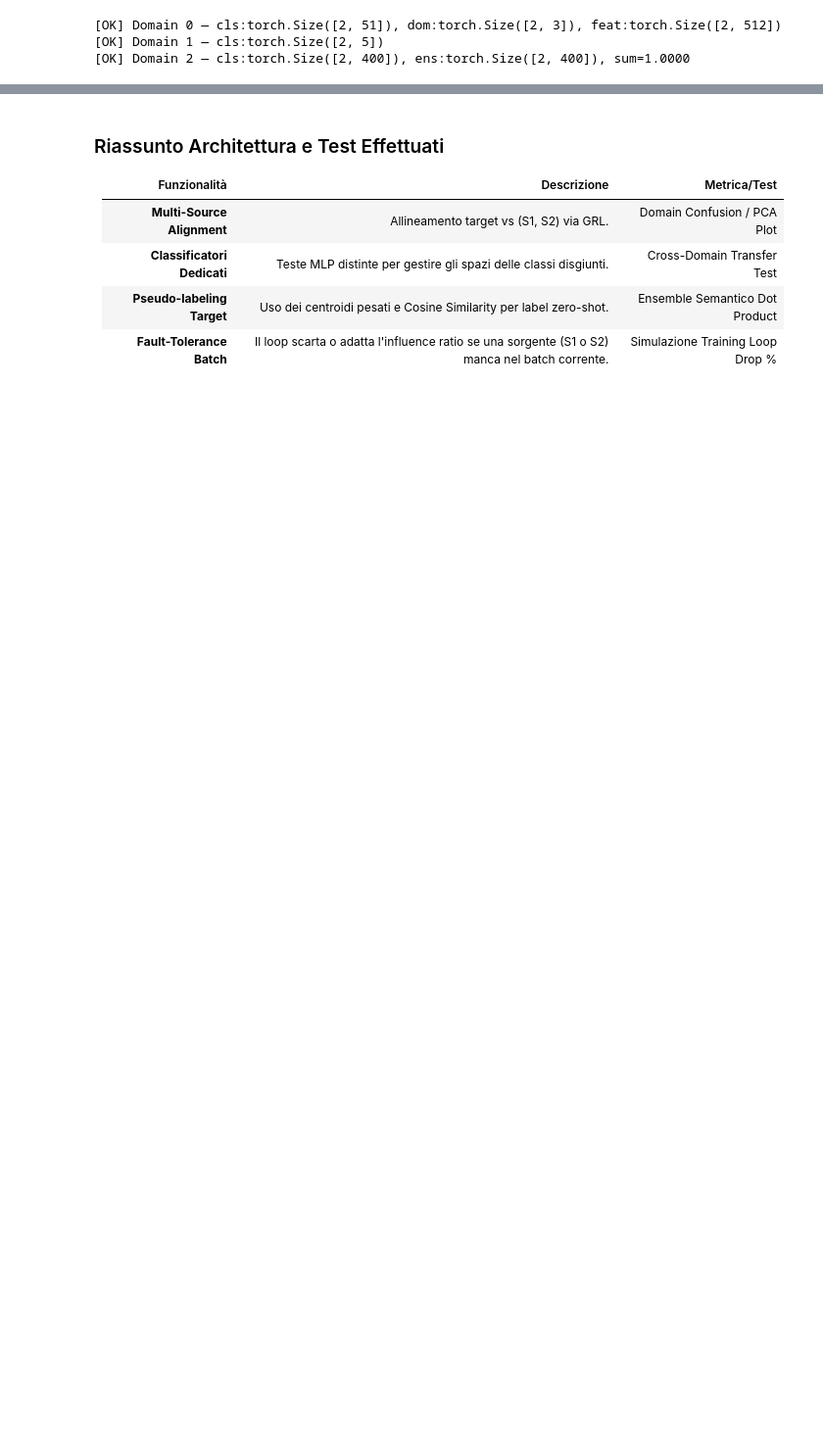
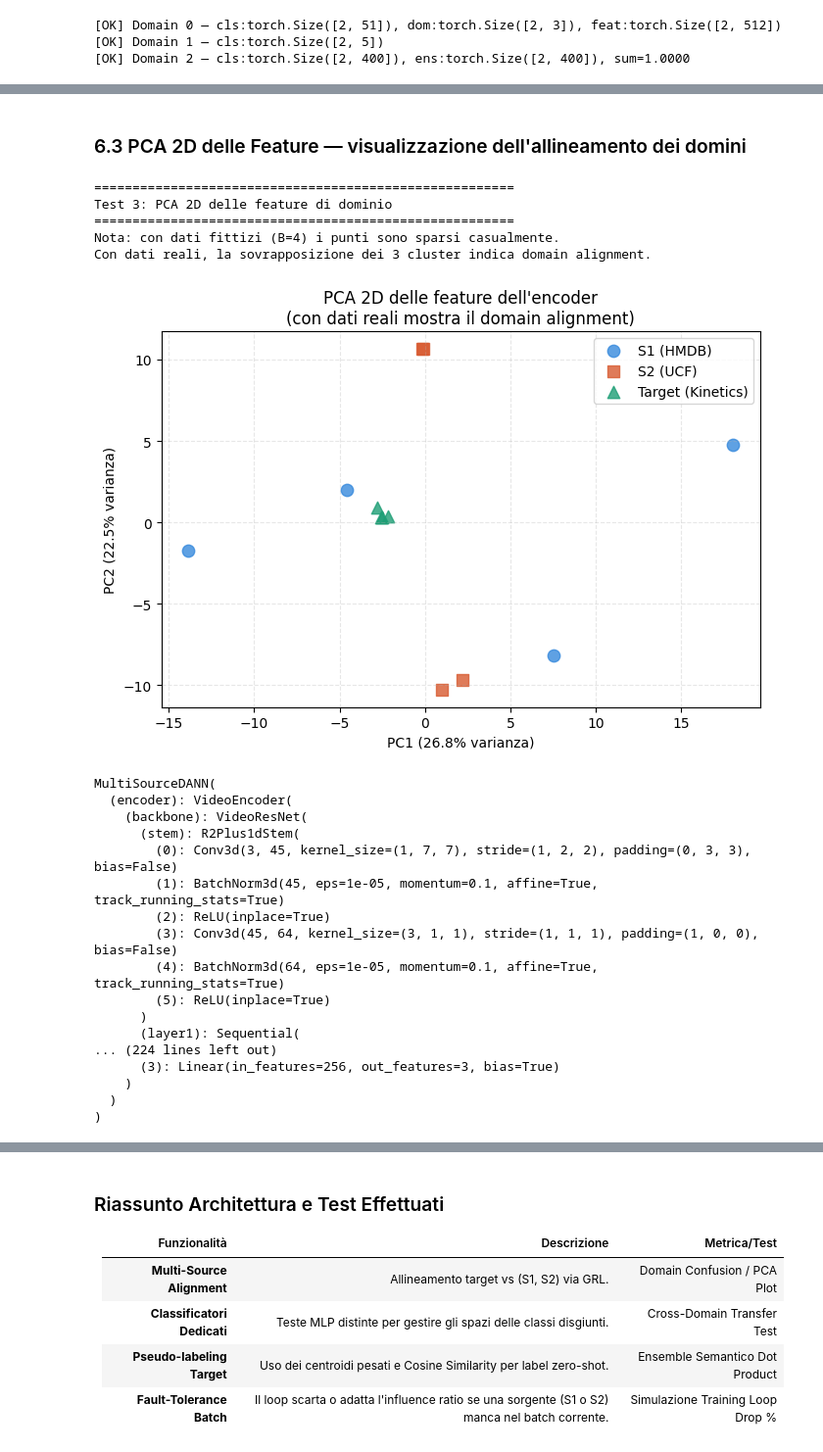
Before and after one commit to MaccarroneAlessia/DomainAdaptation-Track9-DataLost, a Jupyter notebook: experiments/notebooks/2-classifiers.ipynb, the cells around one changed output, grey strips where cells are left out. Shown at 98% size. Drawn from its saved outputs; the diff is of its cells as text; code cells hidden in the pictures; blank space fills up the shorter version.

```diff
--- a/experiments/notebooks/2-classifiers.ipynb
+++ b/experiments/notebooks/2-classifiers.ipynb
@@ -552,0 +649,61 @@ Entropia baseline:        3.9062
+# %% [markdown]
+### 6.3 PCA 2D delle Feature — visualizzazione dell'allineamento dei domini
+# %%
+model.eval()
+print("=" * 55)
+print("Test 3: PCA 2D delle feature di dominio")
+print("=" * 55)
+#Nota: con dati fittizi (B={B}) i punti sono sparsi casualmente. Con dati reali, la sovrapposizione dei 3 cluster indica domain alignment.
+
+with torch.no_grad():
+    _, _, feat_s1_pca, _ = model(dummy_x_s1, domain=0)
+    _, _, feat_s2_pca, _ = model(dummy_x_s2, domain=1)
+    _, _, feat_tgt_pca, _ = model(dummy_x_tgt, domain=2)
+
+feats_all = torch.cat([feat_s1_pca, feat_s2_pca, feat_tgt_pca], dim=0).cpu().numpy()
+labels_all = ["S1 (HMDB)"] * B + ["S2 (UCF)"] * B + ["Target (Kinetics)"] * B
+
+pca = PCA(n_components=2)
+feats_2d = pca.fit_transform(feats_all)
+var_explained = pca.explained_variance_ratio_
+
+fig, ax = plt.subplots(figsize=(7, 5))
+colors = ["#378ADD", "#D85A30", "#1D9E75"]
+markers = ["o", "s", "^"]
+for i, (label, color, marker) in enumerate(zip(["S1 (HMDB)", "S2 (UCF)", "Target (Kinetics)"], colors, markers)):
+    sl = slice(i*B, (i+1)*B)
+    ax.scatter(feats_2d[sl, 0], feats_2d[sl, 1], label=label, color=color, marker=marker, s=80, alpha=0.8)
+
+ax.set_xlabel(f"PC1 ({var_explained[0]:.1%} varianza)")
+ax.set_ylabel(f"PC2 ({var_explained[1]:.1%} varianza)")
+ax.set_title("PCA 2D delle feature dell'encoder\n(con dati reali mostra il domain alignment)")
+ax.legend()
+ax.grid(True, linestyle="--", alpha=0.3)
+plt.tight_layout()
+plt.show()
+
+model.train()
+# %% [output]
+=======================================================
+Test 3: PCA 2D delle feature di dominio
+=======================================================
+Nota: con dati fittizi (B=4) i punti sono sparsi casualmente.
+Con dati reali, la sovrapposizione dei 3 cluster indica domain alignment.
+[figure, added]
+MultiSourceDANN(
+  (encoder): VideoEncoder(
+    (backbone): VideoResNet(
+      (stem): R2Plus1dStem(
+        (0): Conv3d(3, 45, kernel_size=(1, 7, 7), stride=(1, 2, 2), padding=(0, 3, 3), bias=False)
+        (1): BatchNorm3d(45, eps=1e-05, momentum=0.1, affine=True, track_running_stats=True)
+        (2): ReLU(inplace=True)
+        (3): Conv3d(45, 64, kernel_size=(3, 1, 1), stride=(1, 1, 1), padding=(1, 0, 0), bias=False)
+        (4): BatchNorm3d(64, eps=1e-05, momentum=0.1, affine=True, track_running_stats=True)
+        (5): ReLU(inplace=True)
+      )
+      (layer1): Sequential(
+... (224 lines left out)
+      (3): Linear(in_features=256, out_features=3, bias=True)
+    )
+  )
+)
```
Also changed, not shown: parts of 46 cells of this notebook, 13 other files.
